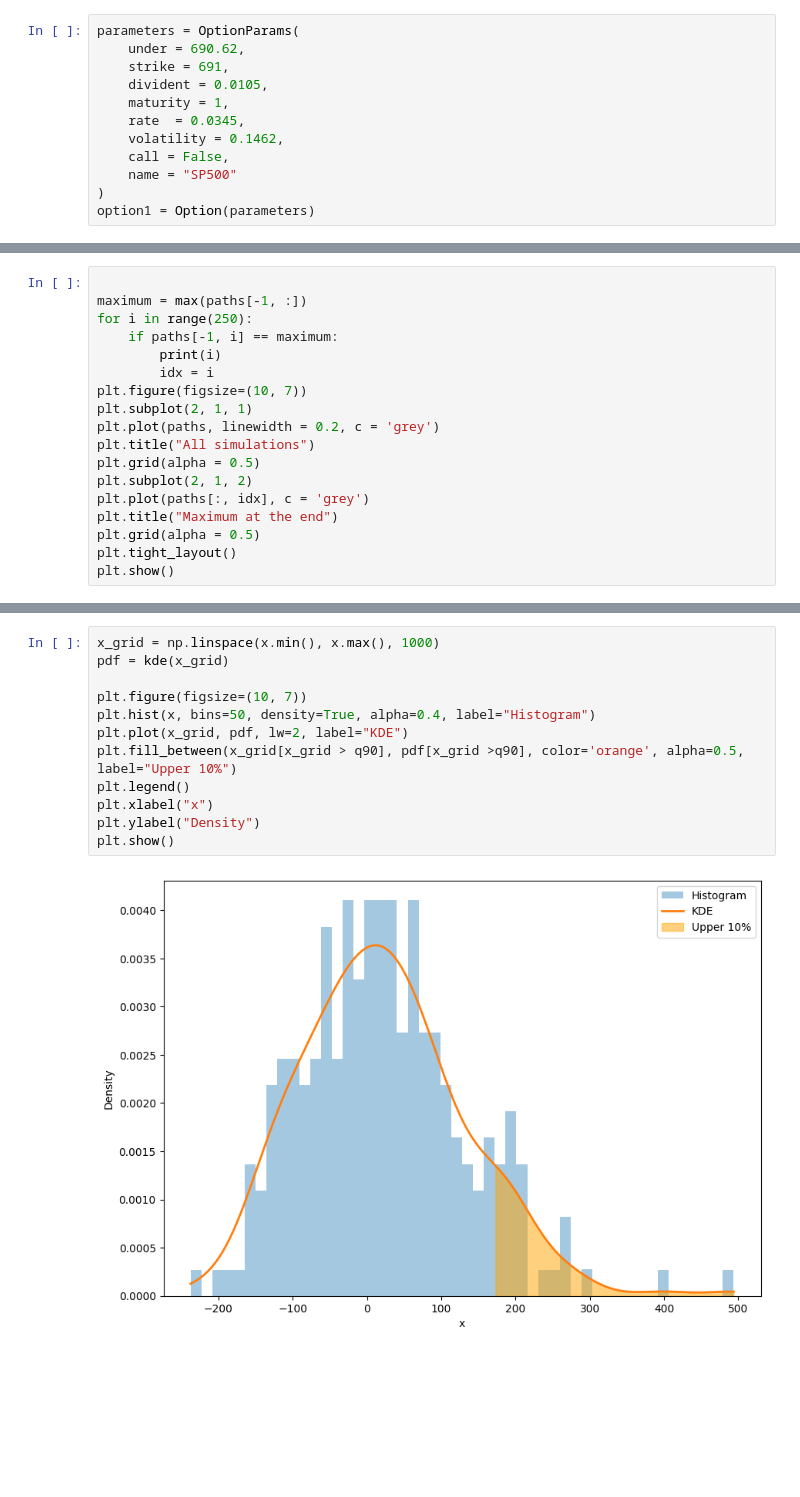
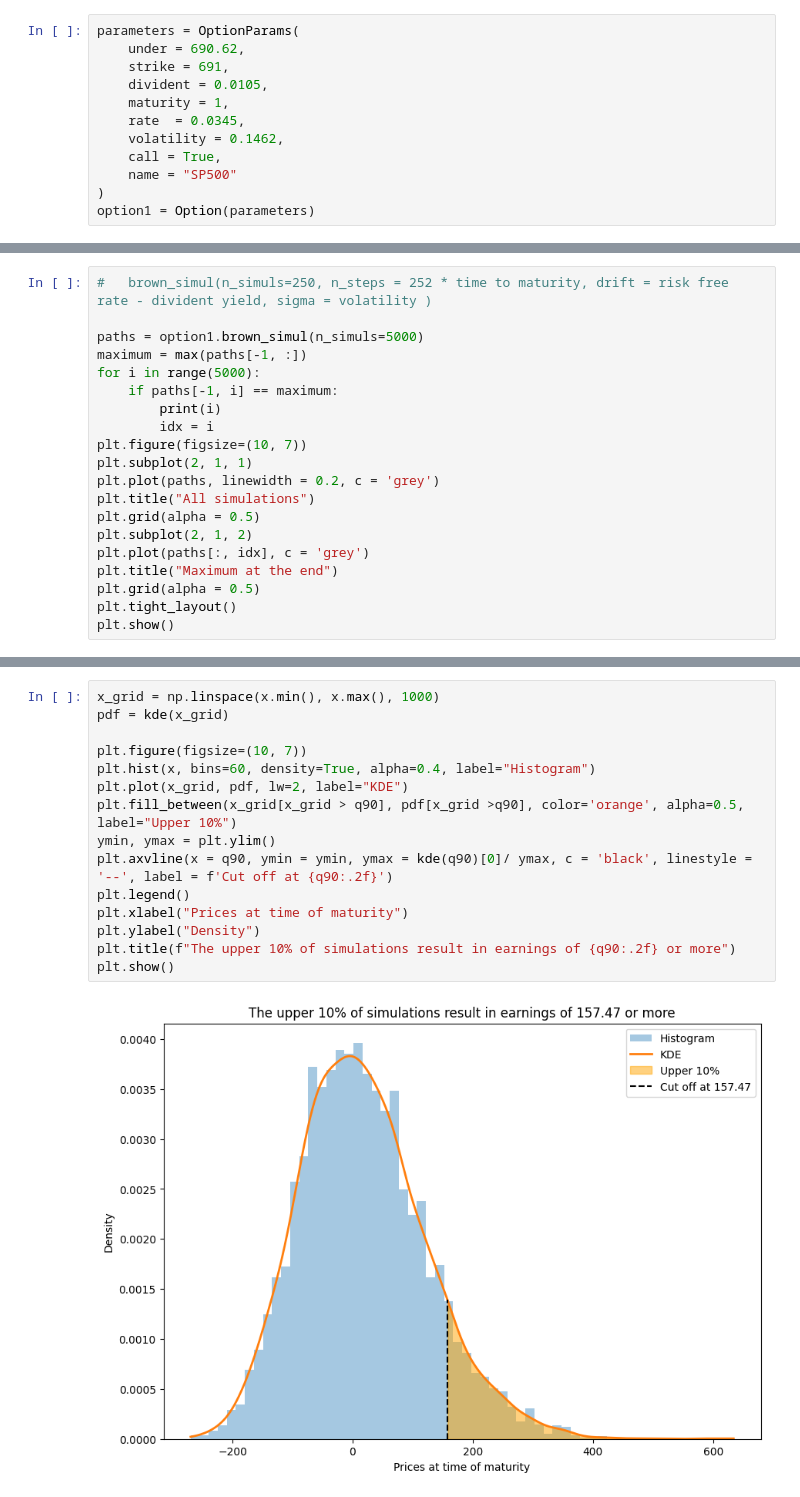
Before and after one commit to GitteryGitter/bs_options, a Jupyter notebook: options.ipynb, the cells around one changed output, grey strips where cells are left out. Saved outputs shown, nothing was run; the diff lists cells and outputs as text; blank space fills up the shorter version.

```diff
--- a/options.ipynb
+++ b/options.ipynb
@@ -39,7 +44,7 @@ parameters = OptionParams(
     maturity = 1,
     rate  = 0.0345,
     volatility = 0.1462,
-    call = False,
+    call = True,
     name = "SP500"
 )
 option1 = Option(parameters)
@@ -72,7 +70,9 @@ print(paths.shape)
 # %%
+#   brown_simul(n_simuls=250, n_steps = 252 * time to maturity, drift = risk free rate - divident yield, sigma = volatility )
 
+paths = option1.brown_simul(n_simuls=5000)
 maximum = max(paths[-1, :])
-for i in range(250):
+for i in range(5000):
     if paths[-1, i] == maximum:
         print(i)
         idx = i
@@ -155,14 +142,17 @@ plt.show()
 # %%
 x_grid = np.linspace(x.min(), x.max(), 1000)
 pdf = kde(x_grid)
 
 plt.figure(figsize=(10, 7))
-plt.hist(x, bins=50, density=True, alpha=0.4, label="Histogram")
+plt.hist(x, bins=60, density=True, alpha=0.4, label="Histogram")
 plt.plot(x_grid, pdf, lw=2, label="KDE")
 plt.fill_between(x_grid[x_grid > q90], pdf[x_grid >q90], color='orange', alpha=0.5, label="Upper 10%")
+ymin, ymax = plt.ylim()
+plt.axvline(x = q90, ymin = ymin, ymax = kde(q90)[0]/ ymax, c = 'black', linestyle = '--', label = f'Cut off at {q90:.2f}')
 plt.legend()
-plt.xlabel("x")
+plt.xlabel("Prices at time of maturity")
 plt.ylabel("Density")
+plt.title(f"The upper 10% of simulations result in earnings of {q90:.2f} or more")
 plt.show()
 # %% [output]
-[figure, old version]
+[figure, new version]
```
Also changed, not shown: parts of 28 cells of this notebook, 1 other file.
